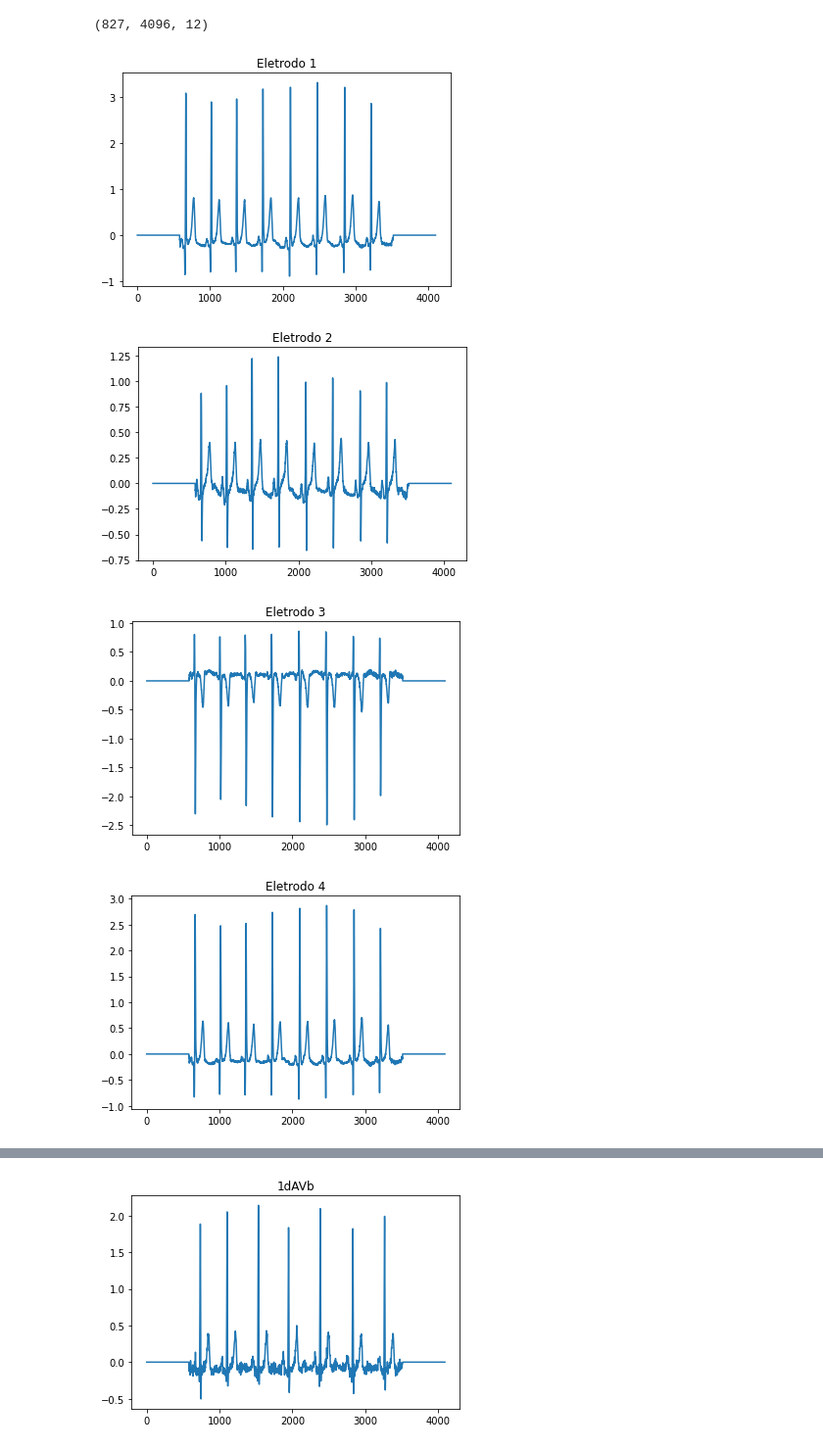
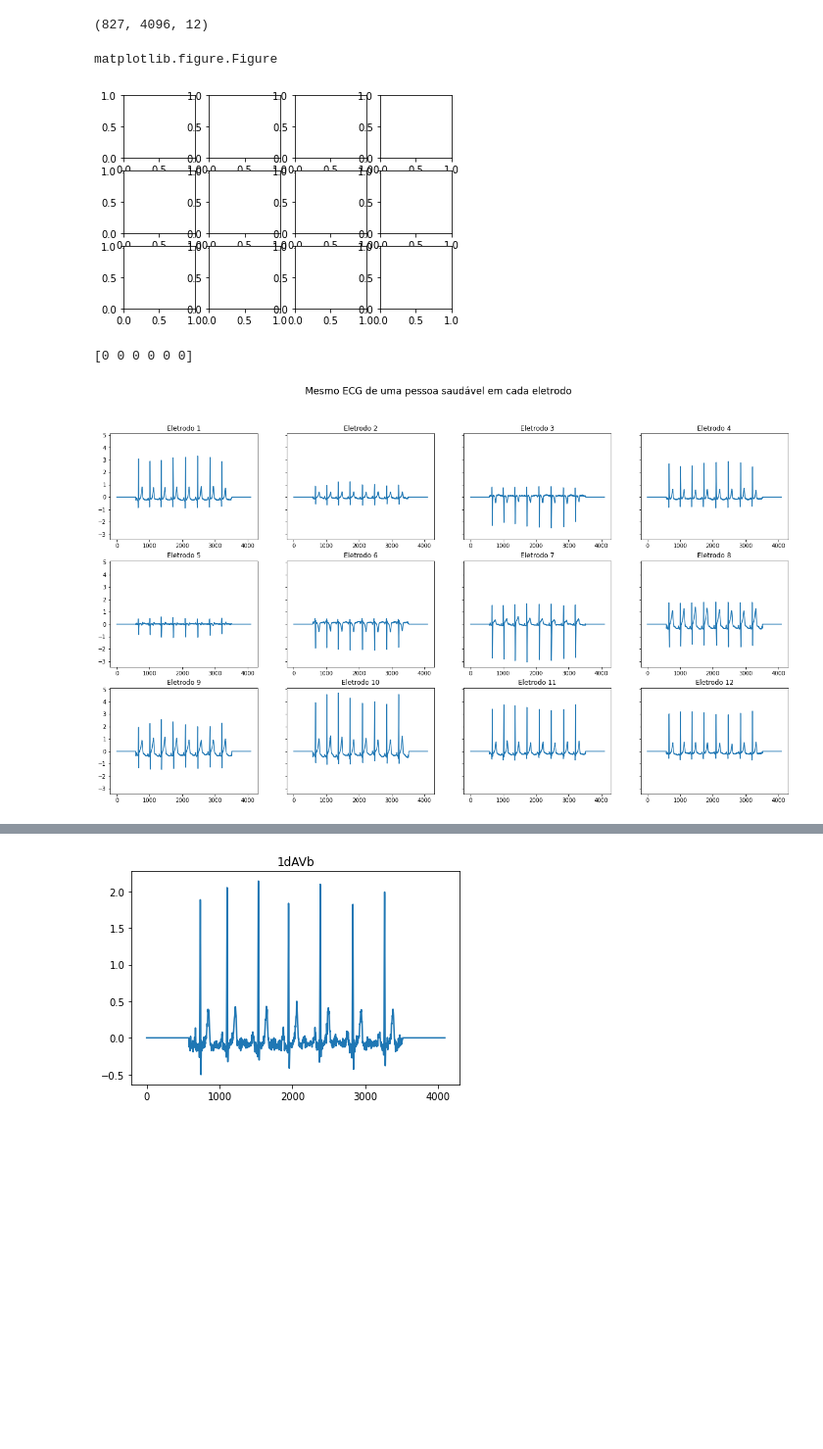
Before and after one commit to EduMio/TP-Causalidade, a Jupyter notebook: notebooks/Análise Exploratória.ipynb, the cells around one changed output, grey strips where cells are left out. Shown at 98% size. Cells and saved outputs as stored; diff of their text form; code cells hidden in the pictures; blank space fills up the shorter version.

```diff
--- a/notebooks/Análise Exploratória.ipynb
+++ b/notebooks/Análise Exploratória.ipynb
@@ -48,16 +48,26 @@ for i in range(N):
 M.shape
 # %% [output]
 (827, 4096, 12)
+# %%
+fig, axs = plt.subplots(3, 4)
+type(fig)
+# %% [output]
+matplotlib.figure.Figure
+[figure, added]
 # %%
 # exemplo do mesmo ecg em cada eletrodo
 pessoa = 0
+print(labels[pessoa])
+fig, axs = plt.subplots(3, 4, sharey=True, figsize=(22, 12))
 for i in range(12):
     ecg = M[pessoa, :, i]
-    plt.plot(ecg)
-    plt.title('Eletrodo ' + str(i + 1))
-    plt.show()
+    row = i // 4
+    col = i % 4
+    ax = axs[row, col]
+    ax.plot(ecg)
+    ax.set_title('Eletrodo ' + str(i + 1))
+fig.suptitle('Mesmo ECG de uma pessoa saudável em cada eletrodo', fontsize='xx-large')
+plt.show()
 # %% [output]
+[0 0 0 0 0 0]
-[figure, old version]
+[figure, new version]
-[figure, removed]
-[figure, removed]
-[figure, removed]
```
Also changed, not shown: parts of 3 cells of this notebook.
